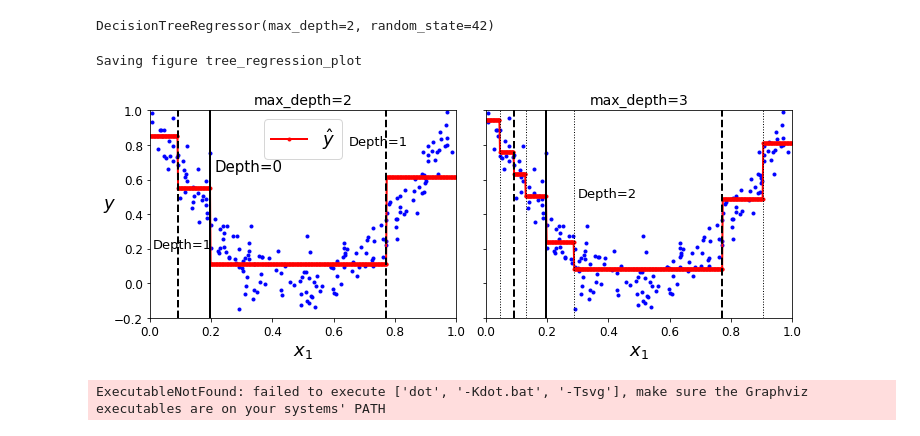
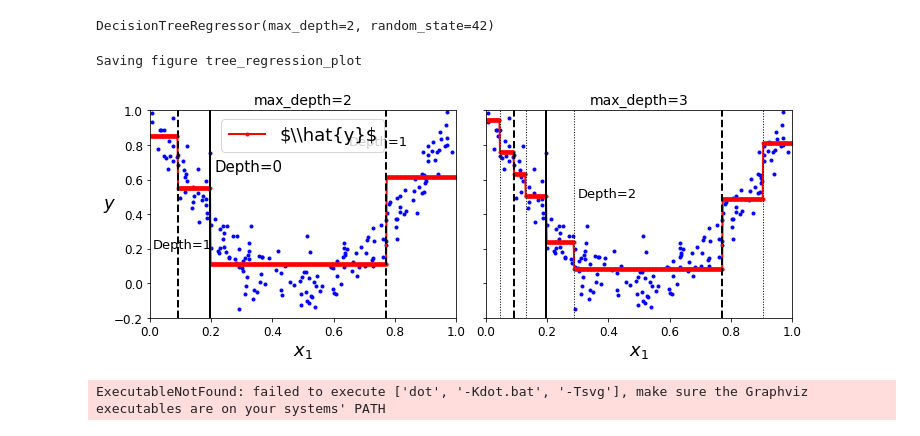
Before and after one commit to romangrothausmann/handson-ml2, a Jupyter notebook: 06_decision_trees.ipynb, the cells around one changed output. Saved outputs shown, nothing was run; the diff lists cells and outputs as text; code cells hidden in the pictures.

Commit message:
suppress latex interpretation for plot labels (for inclusion in latex without UTF8 greek):
https://stackoverflow.com/questions/10284847/python-matplotlib-annotate-line-break-with-and-without-latex

```diff
--- a/06_decision_trees.ipynb
+++ b/06_decision_trees.ipynb
@@ -269,35 +269,35 @@ def plot_regression_predictions(tree_reg, X, y, axes=[0, 1, -0.2, 1], ylabel="$y
     plt.axis(axes)
     plt.xlabel("$x_1$", fontsize=18)
     if ylabel:
         plt.ylabel(ylabel, fontsize=18, rotation=0)
     plt.plot(X, y, "b.")
-    plt.plot(x1, y_pred, "r.-", linewidth=2, label=r"$\hat{y}$")
+    plt.plot(x1, y_pred, "r.-", linewidth=2, label="\$\\\\hat{y}\$")
 
 fig, axes = plt.subplots(ncols=2, figsize=(10, 4), sharey=True)
 plt.sca(axes[0])
 plot_regression_predictions(tree_reg1, X, y)
 for split, style in ((0.1973, "k-"), (0.0917, "k--"), (0.7718, "k--")):
     plt.plot([split, split], [-0.2, 1], style, linewidth=2)
 plt.text(0.21, 0.65, "Depth=0", fontsize=15)
 plt.text(0.01, 0.2, "Depth=1", fontsize=13)
 plt.text(0.65, 0.8, "Depth=1", fontsize=13)
 plt.legend(loc="upper center", fontsize=18)
 plt.title("max_depth=2", fontsize=14)
 
 plt.sca(axes[1])
 plot_regression_predictions(tree_reg2, X, y, ylabel=None)
 for split, style in ((0.1973, "k-"), (0.0917, "k--"), (0.7718, "k--")):
     plt.plot([split, split], [-0.2, 1], style, linewidth=2)
 for split in (0.0458, 0.1298, 0.2873, 0.9040):
     plt.plot([split, split], [-0.2, 1], "k:", linewidth=1)
 plt.text(0.3, 0.5, "Depth=2", fontsize=13)
 plt.title("max_depth=3", fontsize=14)
 
 save_fig("tree_regression_plot")
 plt.show()
 # %% [output]
 Saving figure tree_regression_plot
-[figure, old version]
+[figure, new version]
 # %%
 export_graphviz(
         tree_reg1,
```
Also changed, not shown: parts of 1 cell of this notebook, 7 other files.
